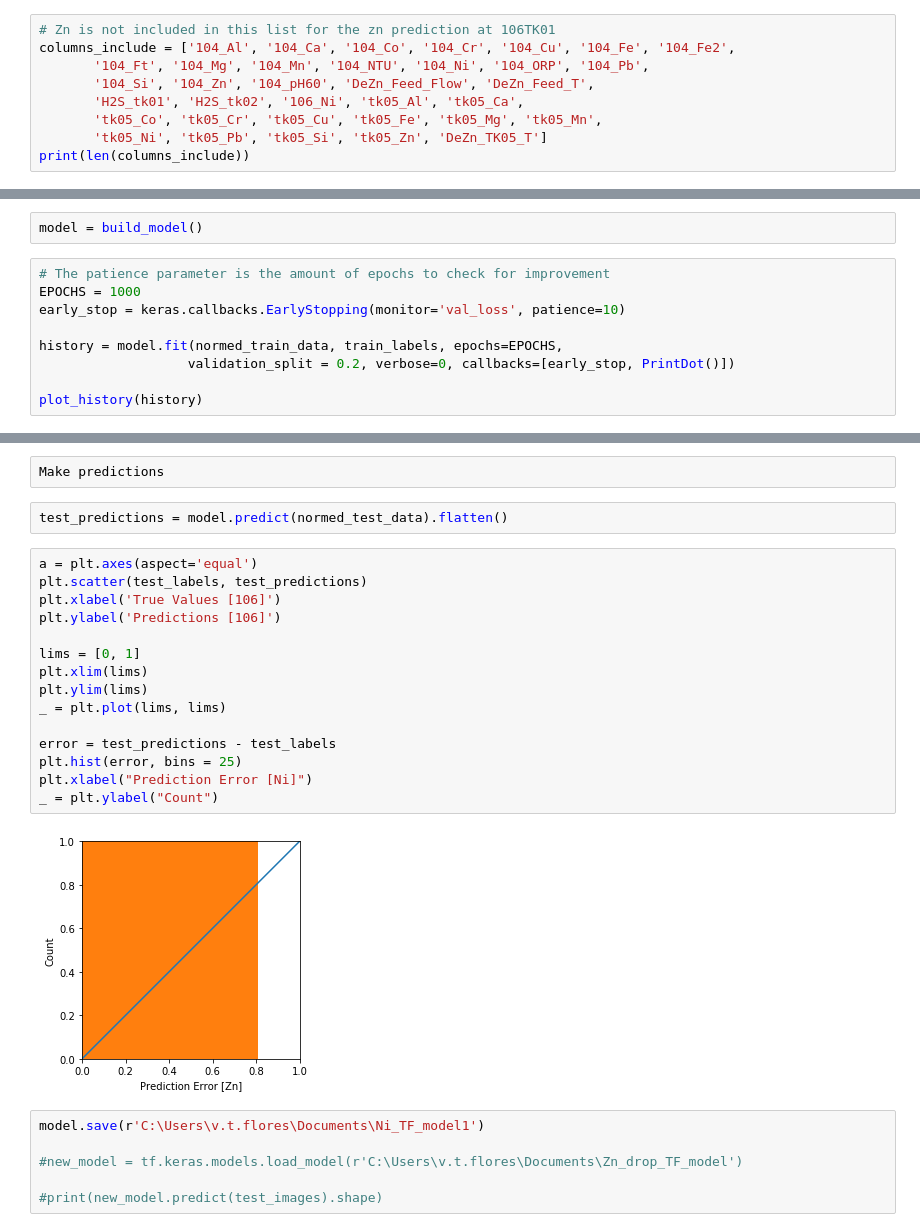
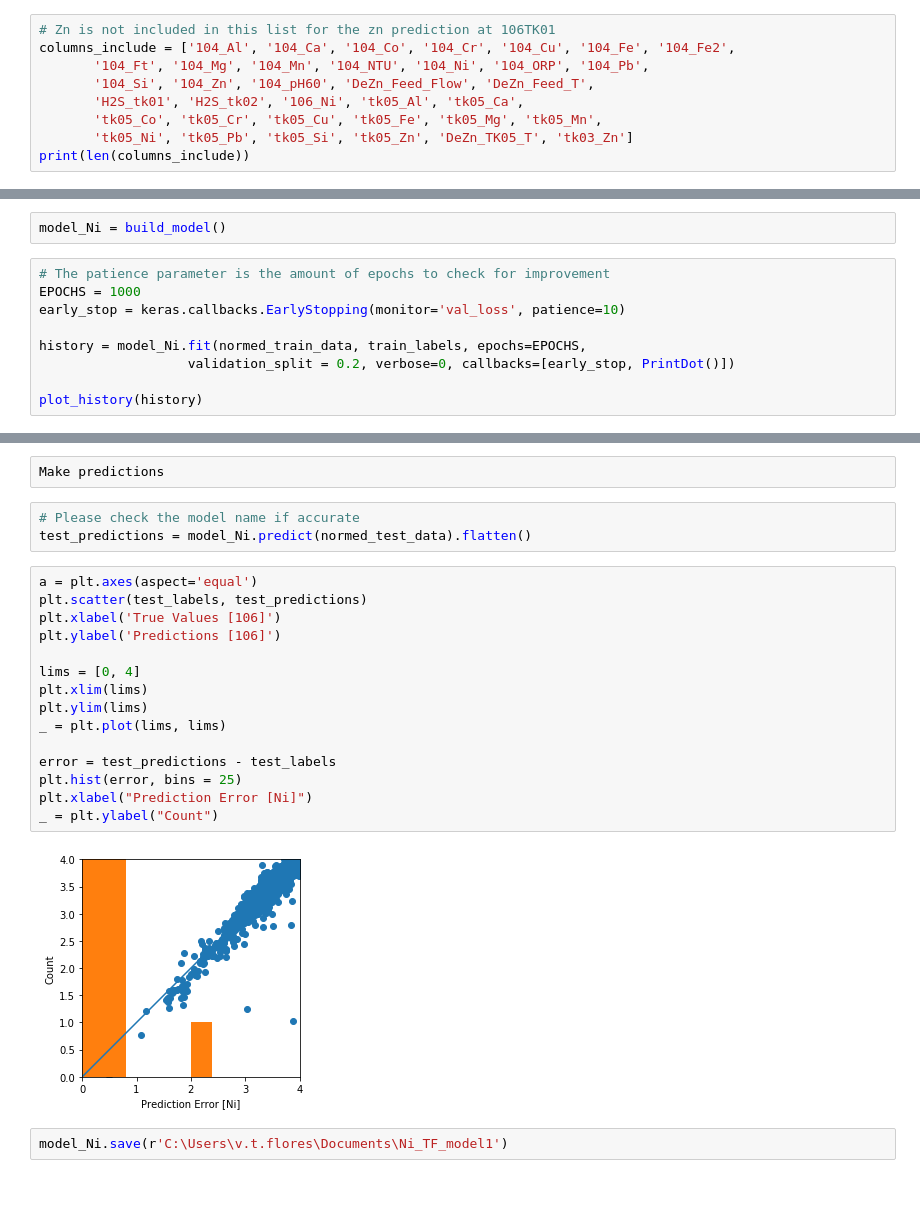
Before and after one commit to Enzo-B03/jupyternotebook_files, a Jupyter notebook: ZnNi_Project_TensorFlow on Regression -Predicting Ni.ipynb, the cells around one changed output, grey strips where cells are left out. Drawn from its saved outputs; the diff is of its cells as text; blank space fills up the shorter version.

```diff
--- a/ZnNi_Project_TensorFlow on Regression -Predicting Ni.ipynb
+++ b/ZnNi_Project_TensorFlow on Regression -Predicting Ni.ipynb
@@ -28,6 +28,6 @@ columns_include = ['104_Al', '104_Ca', '104_Co', '104_Cr', '104_Cu', '104_Fe', '
        '104_Si', '104_Zn', '104_pH60', 'DeZn_Feed_Flow', 'DeZn_Feed_T',
        'H2S_tk01', 'H2S_tk02', '106_Ni', 'tk05_Al', 'tk05_Ca',
        'tk05_Co', 'tk05_Cr', 'tk05_Cu', 'tk05_Fe', 'tk05_Mg', 'tk05_Mn',
-       'tk05_Ni', 'tk05_Pb', 'tk05_Si', 'tk05_Zn', 'DeZn_TK05_T']
+       'tk05_Ni', 'tk05_Pb', 'tk05_Si', 'tk05_Zn', 'DeZn_TK05_T', 'tk03_Zn']
 print(len(columns_include))
 # %% [output]
@@ -214,13 +189,13 @@ Dealing with overfitting
 Early stopping
 If a set amount of epochs elapses without showing improvement, then automatically stop the training.
 # %%
-model = build_model()
+model_Ni = build_model()
 # %%
 # The patience parameter is the amount of epochs to check for improvement
 EPOCHS = 1000
 early_stop = keras.callbacks.EarlyStopping(monitor='val_loss', patience=10)
 
-history = model.fit(normed_train_data, train_labels, epochs=EPOCHS,
+history = model_Ni.fit(normed_train_data, train_labels, epochs=EPOCHS,
                    validation_split = 0.2, verbose=0, callbacks=[early_stop, PrintDot()])
 
 plot_history(history)
@@ -240,27 +217,24 @@ Testing set Mean Abs Error:  0.06 Ni
 # %% [raw]
 Make predictions
-# %%
-test_predictions = model.predict(normed_test_data).flatten()
+# %%
+# Please check the model name if accurate
+test_predictions = model_Ni.predict(normed_test_data).flatten()
 # %%
 a = plt.axes(aspect='equal')
 plt.scatter(test_labels, test_predictions)
 plt.xlabel('True Values [106]')
 plt.ylabel('Predictions [106]')
 
-lims = [0, 1]
+lims = [0, 4]
 plt.xlim(lims)
 plt.ylim(lims)
 _ = plt.plot(lims, lims)
 
 error = test_predictions - test_labels
 plt.hist(error, bins = 25)
 plt.xlabel("Prediction Error [Ni]")
 _ = plt.ylabel("Count")
 # %% [output]
-[figure, old version]
+[figure, new version]
 # %%
-model.save(r'C:\Users\v.t.flores\Documents\Ni_TF_model1')
-
-#new_model = tf.keras.models.load_model(r'C:\Users\v.t.flores\Documents\Zn_drop_TF_model')
-
-#print(new_model.predict(test_images).shape)
+model_Ni.save(r'C:\Users\v.t.flores\Documents\Ni_TF_model1')
```
Also changed, not shown: parts of 18 cells of this notebook, 5 other files.
